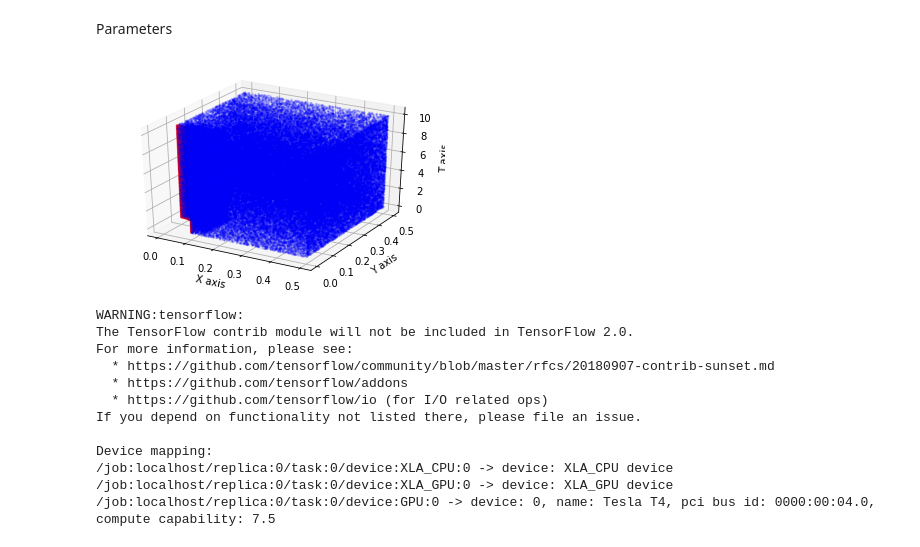
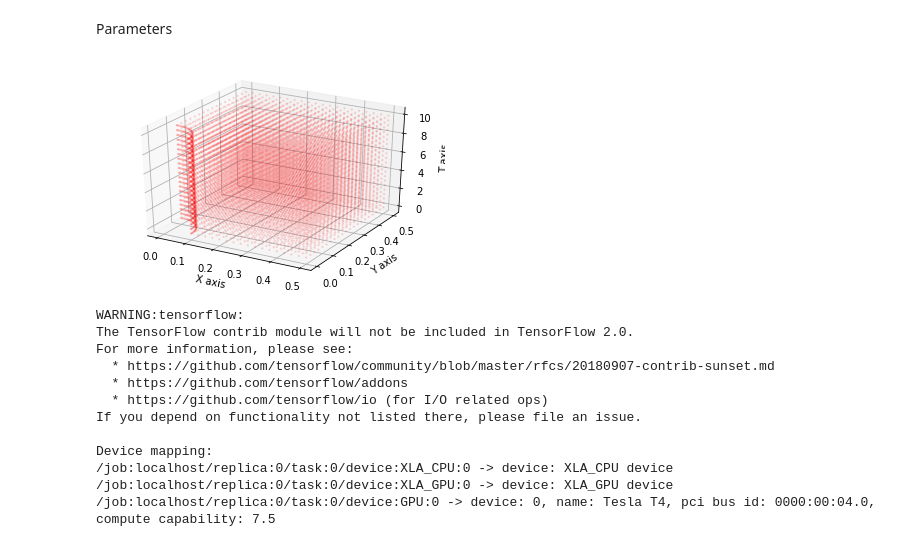
Before and after one commit to tianxiang84/PINN-elastodynamics, a Jupyter notebook: ElasticWaveRod/PINN_Rod.ipynb, the cells around one changed output. Saved outputs shown, nothing was run; the diff lists cells and outputs as text; code cells hidden in the pictures.

```diff
--- a/ElasticWaveRod/PINN_Rod.ipynb
+++ b/ElasticWaveRod/PINN_Rod.ipynb
@@ -813,20 +824,21 @@ XYT_c = np.concatenate((XYT_c, HOLE[::4, :], LF[::5, :], RT[::5, 0:3], UP[::5, :
 # %%
 # Visualize ALL the training points
 fig = plt.figure()
 ax = fig.add_subplot(111, projection='3d')
-ax.scatter(XYT_c[:,0:1], XYT_c[:,1:2], XYT_c[:,2:3], marker='o', alpha=0.1, s=2, color='blue')
-ax.scatter(IC[:, 0:1], IC[:, 1:2], IC[:, 2:3], marker='o', alpha=0.1, s=2, color='blue')
-ax.scatter(LW[:, 0:1], LW[:, 1:2], LW[:, 2:3], marker='o', alpha=0.1, s=2, color='blue')
-ax.scatter(UP[:, 0:1], UP[:, 1:2], UP[:, 2:3], marker='o', alpha=0.1, s=2, color='blue')
-ax.scatter(LF[:, 0:1], LF[:, 1:2], LF[:, 2:3], marker='o', alpha=0.1, s=2, color='blue')
-ax.scatter(RT[:, 0:1], RT[:, 1:2], RT[:, 2:3], marker='o', alpha=0.1, s=2, color='blue')
-ax.scatter(HOLE[:, 0:1], HOLE[:, 1:2], HOLE[:, 2:3], marker='o', alpha=0.3, s=2, color='red')
+ax.scatter(XYT_dist[:,0:1], XYT_dist[:,1:2], XYT_dist[:,2:3], marker='o', alpha=0.1, s=2, color='red')
+#ax.scatter(XYT_c[:,0:1], XYT_c[:,1:2], XYT_c[:,2:3], marker='o', alpha=0.1, s=2, color='red')
+#ax.scatter(IC[:, 0:1], IC[:, 1:2], IC[:, 2:3], marker='o', alpha=0.1, s=2, color='blue')
+#ax.scatter(LW[:, 0:1], LW[:, 1:2], LW[:, 2:3], marker='o', alpha=0.1, s=2, color='blue')
+#ax.scatter(UP[:, 0:1], UP[:, 1:2], UP[:, 2:3], marker='o', alpha=0.1, s=2, color='blue')
+#ax.scatter(LF[:, 0:1], LF[:, 1:2], LF[:, 2:3], marker='o', alpha=0.1, s=2, color='blue')
+#ax.scatter(RT[:, 0:1], RT[:, 1:2], RT[:, 2:3], marker='o', alpha=0.1, s=2, color='blue')
+#ax.scatter(HOLE[:, 0:1], HOLE[:, 1:2], HOLE[:, 2:3], marker='o', alpha=0.3, s=2, color='red')
 ax.set_xlabel('X axis')
 ax.set_ylabel('Y axis')
 ax.set_zlabel('T axis')
 plt.show()
 # %% [output]
-[figure, old version]
+[figure, new version]
 # %%
 with tf.device('/device:GPU:0'):
   config = tf.ConfigProto() # Set session parameters
```
Also changed, not shown: parts of 8 cells of this notebook.
